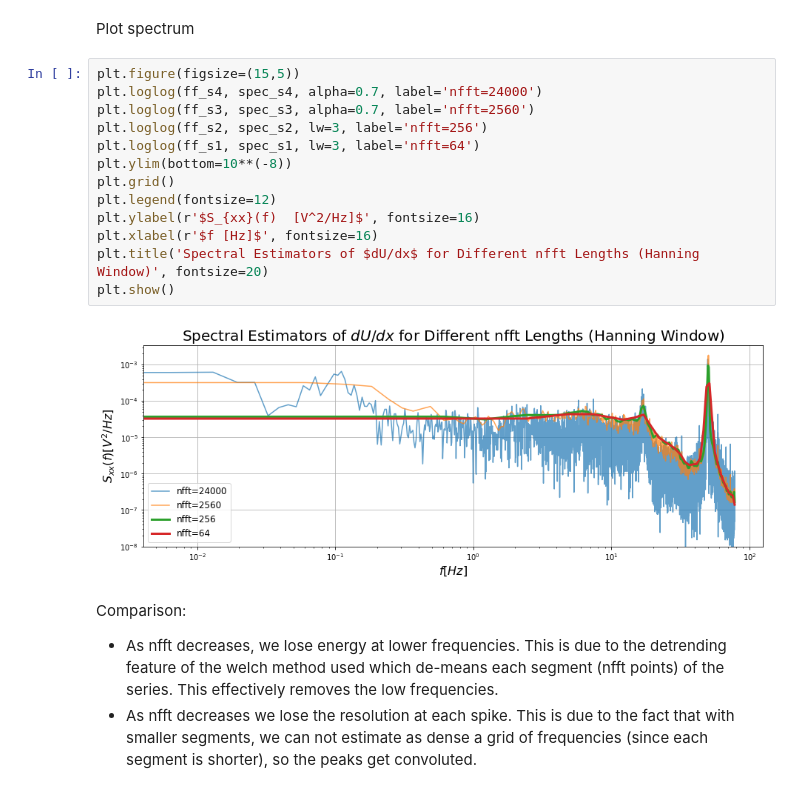
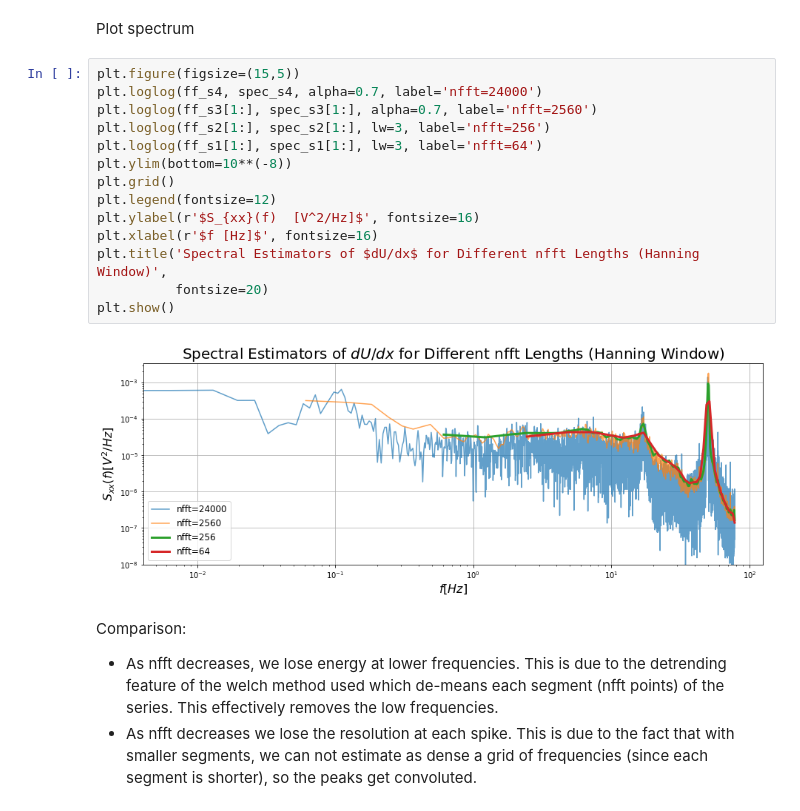
Before and after one commit to lukepolson/School, a Jupyter notebook: Phys 515/Assignment5.ipynb, the cells around one changed output. Cells and saved outputs as stored; diff of their text form.

```diff
--- a/Phys 515/Assignment5.ipynb
+++ b/Phys 515/Assignment5.ipynb
@@ -86,18 +88,19 @@ Plot spectrum
 # %%
 plt.figure(figsize=(15,5))
 plt.loglog(ff_s4, spec_s4, alpha=0.7, label='nfft=24000')
-plt.loglog(ff_s3, spec_s3, alpha=0.7, label='nfft=2560')
-plt.loglog(ff_s2, spec_s2, lw=3, label='nfft=256')
-plt.loglog(ff_s1, spec_s1, lw=3, label='nfft=64')
+plt.loglog(ff_s3[1:], spec_s3[1:], alpha=0.7, label='nfft=2560')
+plt.loglog(ff_s2[1:], spec_s2[1:], lw=3, label='nfft=256')
+plt.loglog(ff_s1[1:], spec_s1[1:], lw=3, label='nfft=64')
 plt.ylim(bottom=10**(-8))
 plt.grid()
 plt.legend(fontsize=12)
 plt.ylabel(r'$S_{xx}(f)  [V^2/Hz]$', fontsize=16)
 plt.xlabel(r'$f [Hz]$', fontsize=16)
-plt.title('Spectral Estimators of $dU/dx$ for Different nfft Lengths (Hanning Window)', fontsize=20)
+plt.title('Spectral Estimators of $dU/dx$ for Different nfft Lengths (Hanning Window)',
+          fontsize=20)
 plt.show()
 # %% [output]
-[figure, old version]
+[figure, new version]
 # %% [markdown]
 Comparison:
 * As nfft decreases, we lose energy at lower frequencies. This is due to the detrending feature of the welch method used which de-means each segment (nfft points) of the series. This effectively removes the low frequencies.
```
Also changed, not shown: parts of 12 cells of this notebook.
